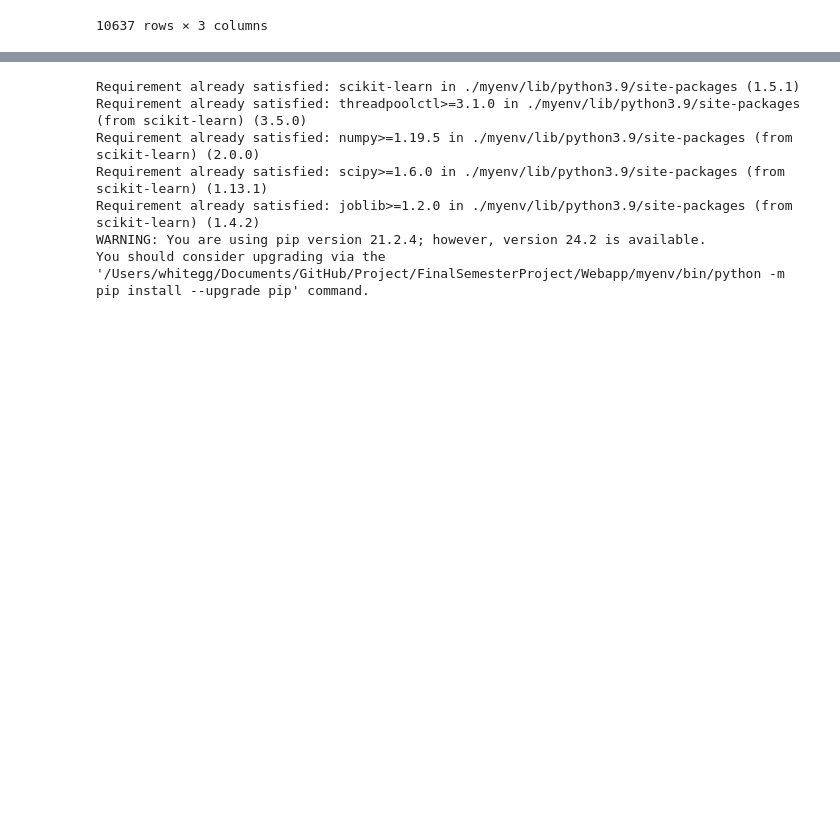
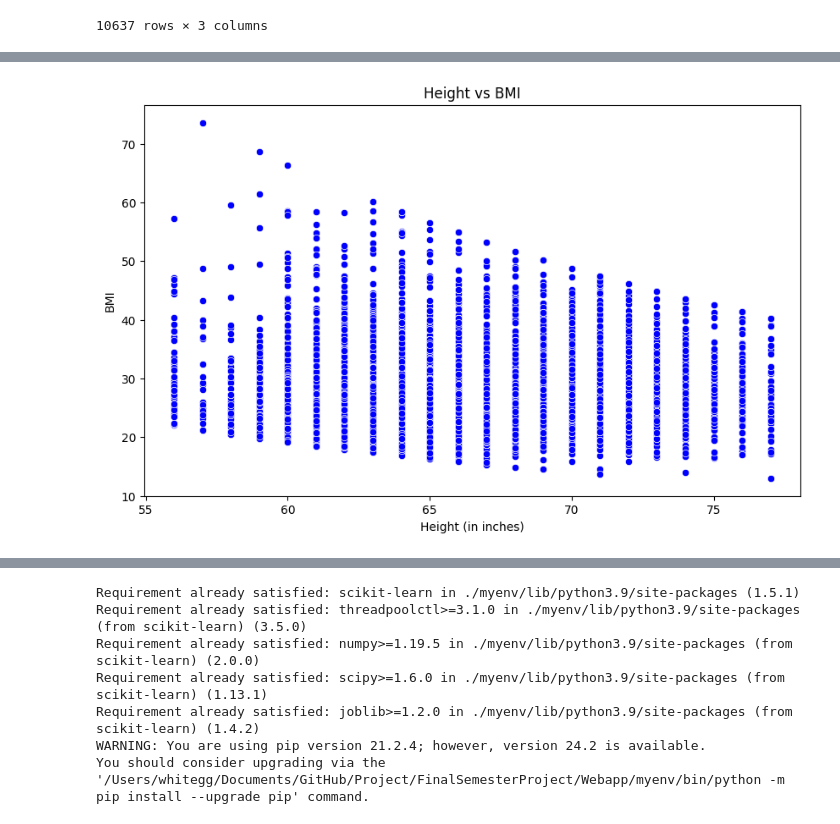
Before and after one commit to rukayat-balogun/Project, a Jupyter notebook: FinalSemesterProject/Webapp/analysis.ipynb, the cells around one changed output, grey strips where cells are left out. Drawn from its saved outputs; the diff is of its cells as text; code cells hidden in the pictures; blank space fills up the shorter version.

```diff
--- a/FinalSemesterProject/Webapp/analysis.ipynb
+++ b/FinalSemesterProject/Webapp/analysis.ipynb
@@ -125,0 +170,10 @@ df
+# %%
+plt.figure(figsize=(10, 6))
+sns.scatterplot(x='euhgt', y='erbmi', data=df, color='blue')
+plt.title('Height vs BMI')
+plt.xlabel('Height (in inches)')
+plt.ylabel('BMI')
+plt.savefig("Height vs BMI")
+plt.show()
+# %% [output]
+[figure, added]
```
Also changed, not shown: parts of 8 cells of this notebook, 19 other files.
